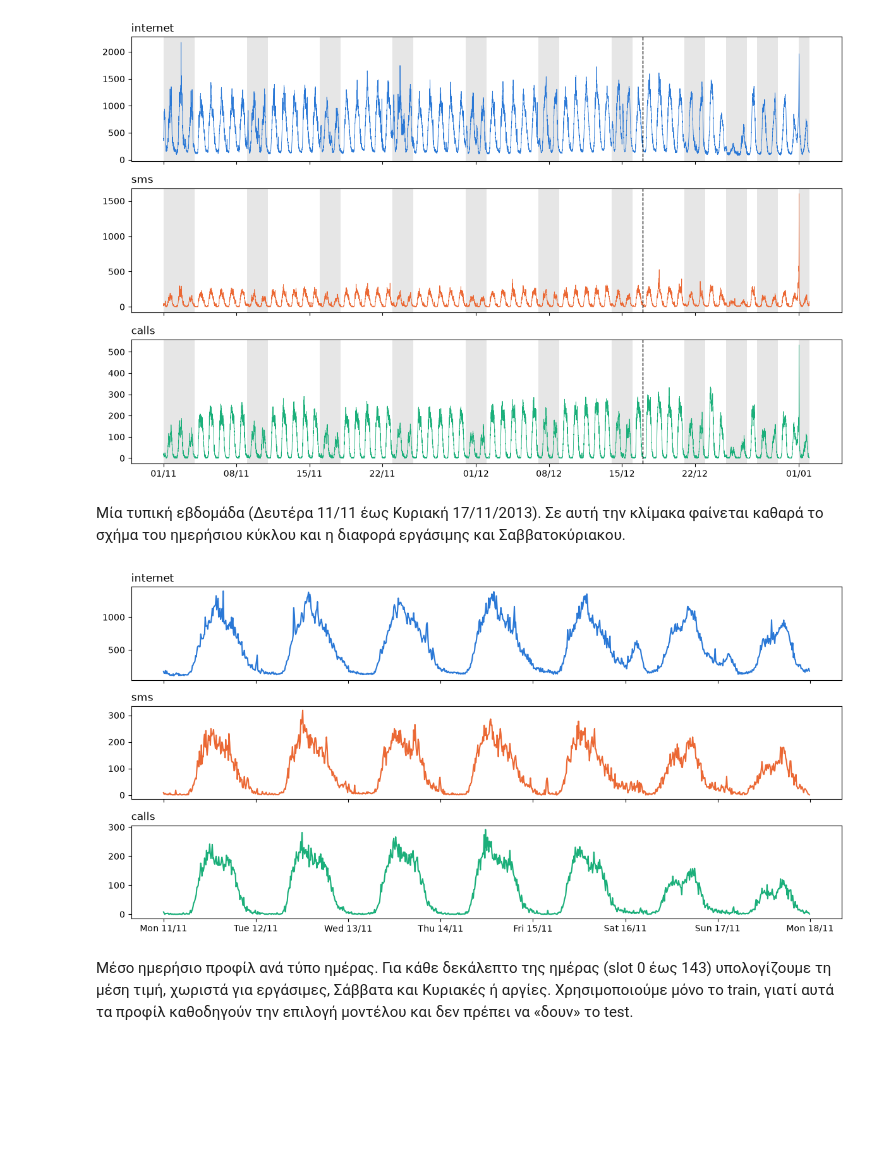
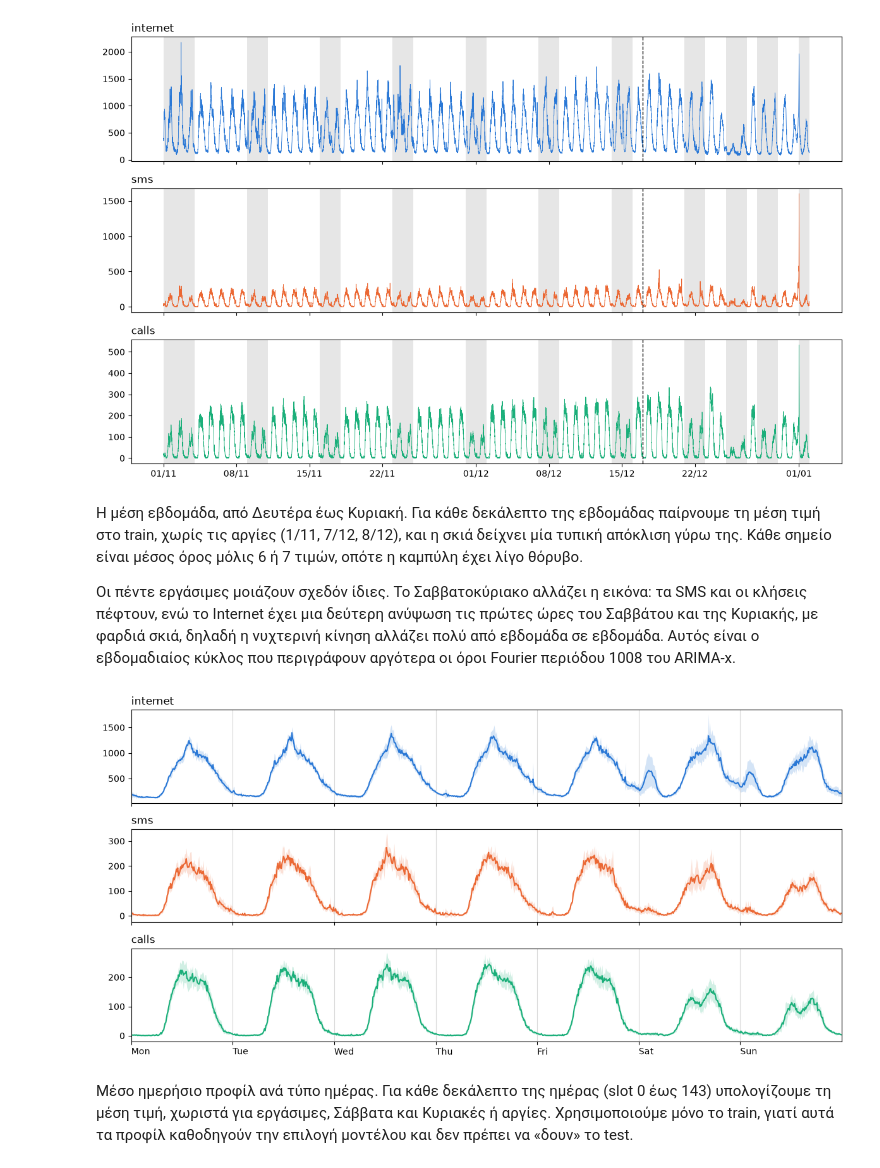
Before and after one commit to VasilisMylonas/5g-project, a Jupyter notebook: notebook.ipynb, the cells around one changed output. Saved outputs shown, nothing was run; the diff lists cells and outputs as text; code cells hidden in the pictures; blank space fills up the shorter version.

```diff
--- a/notebook.ipynb
+++ b/notebook.ipynb
@@ -221,19 +230,31 @@ fig.tight_layout(); plt.show()
 # %% [output]
 [figure]
 # %% [markdown]
-Μία τυπική εβδομάδα (Δευτέρα 11/11 έως Κυριακή 17/11/2013). Σε αυτή την κλίμακα φαίνεται καθαρά το σχήμα του
-ημερήσιου κύκλου και η διαφορά εργάσιμης και Σαββατοκύριακου.
+Η μέση εβδομάδα, από Δευτέρα έως Κυριακή. Για κάθε δεκάλεπτο της εβδομάδας παίρνουμε τη μέση τιμή στο train, χωρίς
+τις αργίες (1/11, 7/12, 8/12), και η σκιά δείχνει μία τυπική απόκλιση γύρω της. Κάθε σημείο είναι μέσος όρος μόλις 6
+ή 7 τιμών, οπότε η καμπύλη έχει λίγο θόρυβο.
+
+Οι πέντε εργάσιμες μοιάζουν σχεδόν ίδιες. Το Σαββατοκύριακο αλλάζει η εικόνα: τα SMS και οι κλήσεις πέφτουν, ενώ το
+Internet έχει μια δεύτερη ανύψωση τις πρώτες ώρες του Σαββάτου και της Κυριακής, με φαρδιά σκιά, δηλαδή η νυχτερινή
+κίνηση αλλάζει πολύ από εβδομάδα σε εβδομάδα. Αυτός είναι ο εβδομαδιαίος κύκλος που περιγράφουν αργότερα οι όροι
+Fourier περιόδου 1008 του ARIMA-x.
 # %%
-# One typical week
-week = df.loc["2013-11-11":"2013-11-17"]
+# Mean week (Monday to Sunday) on the train set, holidays left out. Band = one standard deviation
+wk = train[~train.index.normalize().isin(HOLIDAYS)]
+wk_slot = wk.index.dayofweek * SEASON + wk.index.hour * 6 + wk.index.minute // 10
+x = np.arange(7 * SEASON) / SEASON
 fig, axes = plt.subplots(3, 1, figsize=(12, 6), sharex=True)
 for ax, s in zip(axes, SERIES):
-    ax.plot(week.index, week[s], color=COLOR[s])
-    ax.set_title(s, loc="left")
-axes[-1].xaxis.set_major_formatter(mdates.DateFormatter("%a %d/%m"))
+    by_slot = wk[s].groupby(wk_slot)
+    mean, std = by_slot.mean().values, by_slot.std().values
+    ax.fill_between(x, mean - std, mean + std, color=COLOR[s], alpha=0.2, lw=0)
+    ax.plot(x, mean, color=COLOR[s])
+    ax.set_title(s, loc="left"); ax.grid(axis="x", color="0.85")
+axes[-1].set_xticks(range(7), ["Mon", "Tue", "Wed", "Thu", "Fri", "Sat", "Sun"], ha="left")
+axes[-1].set_xlim(0, 7)
 fig.tight_layout(); plt.show()
 # %% [output]
-[figure, old version]
+[figure, new version]
 # %% [markdown]
 Μέσο ημερήσιο προφίλ ανά τύπο ημέρας. Για κάθε δεκάλεπτο της ημέρας (slot 0 έως 143) υπολογίζουμε τη μέση τιμή,
 χωριστά για εργάσιμες, Σάββατα και Κυριακές ή αργίες. Χρησιμοποιούμε μόνο το train, γιατί αυτά τα προφίλ
```
Also changed, not shown: parts of 63 cells of this notebook.
